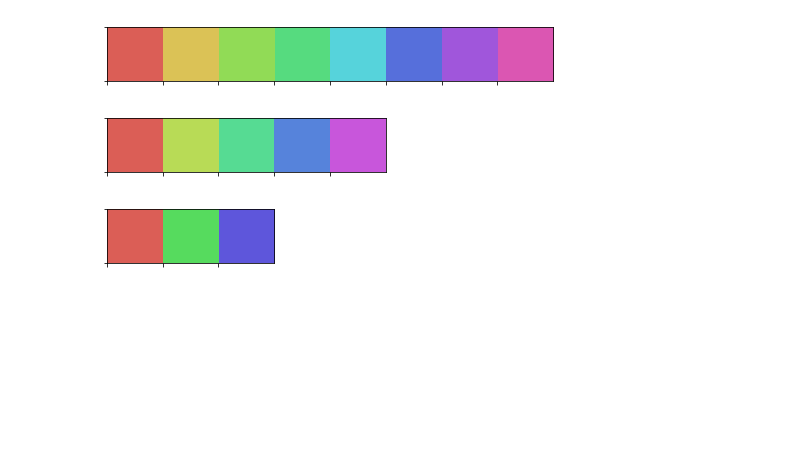
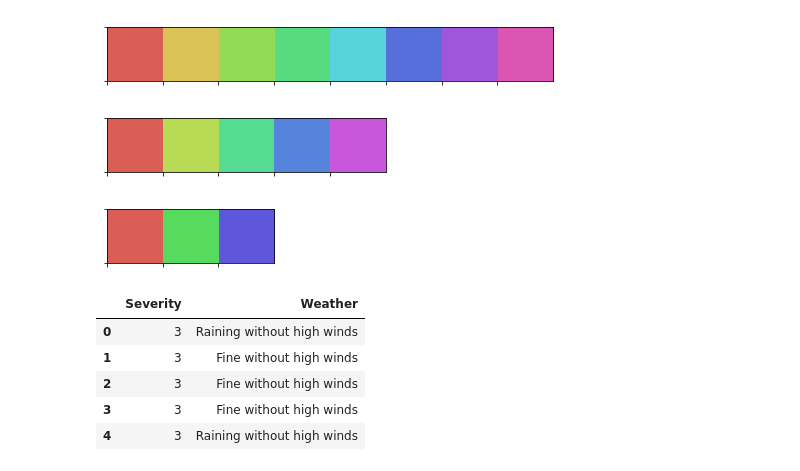
Before and after one commit to hmlanden/TrafikiPy, a Jupyter notebook: TrafikiPy.ipynb, the cells around one changed output. Drawn from its saved outputs; the diff is of its cells as text; code cells hidden in the pictures; blank space fills up the shorter version.

```diff
--- a/TrafikiPy.ipynb
+++ b/TrafikiPy.ipynb
@@ -129,3 +129,17 @@ twelve
 [figure]
 [figure]
 [figure]
+# %%
+weather_condition = traffic_df['Weather Conditions']
+accident_severity = traffic_df['Accident Severity']
+number_of_casualities = traffic_df['Number of Casualties']
+
+temp_weather_severity_df = pd.DataFrame({'Weather':weather_condition,'Severity':accident_severity})
+temp_weather_severity_df.head()
+# %% [output]
+|  | Severity | Weather |
+| 0 | 3 | Raining without high winds |
+| 1 | 3 | Fine without high winds |
+| 2 | 3 | Fine without high winds |
+| 3 | 3 | Fine without high winds |
+| 4 | 3 | Raining without high winds |
```
Also changed, not shown: parts of 6 cells of this notebook.
